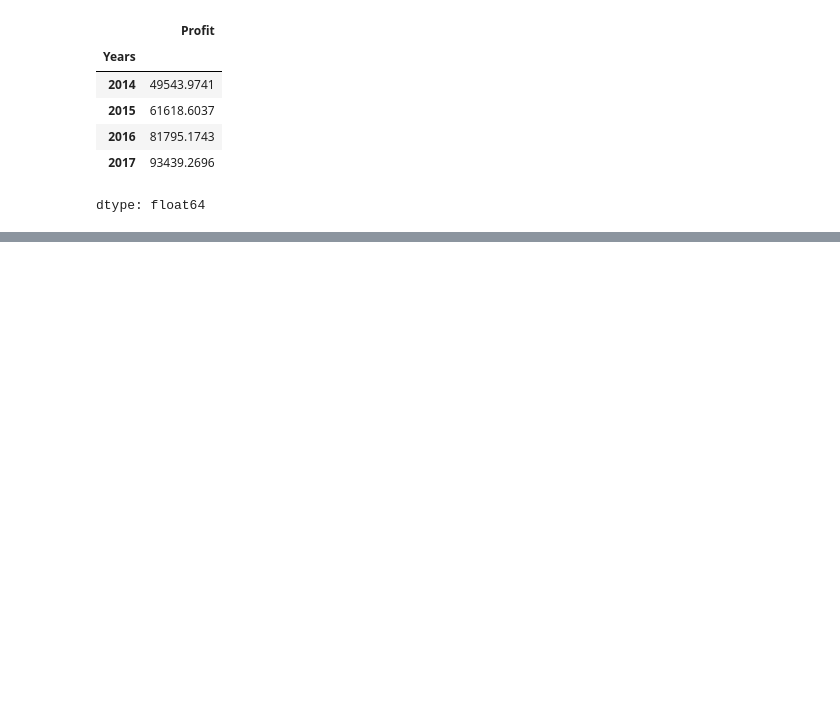
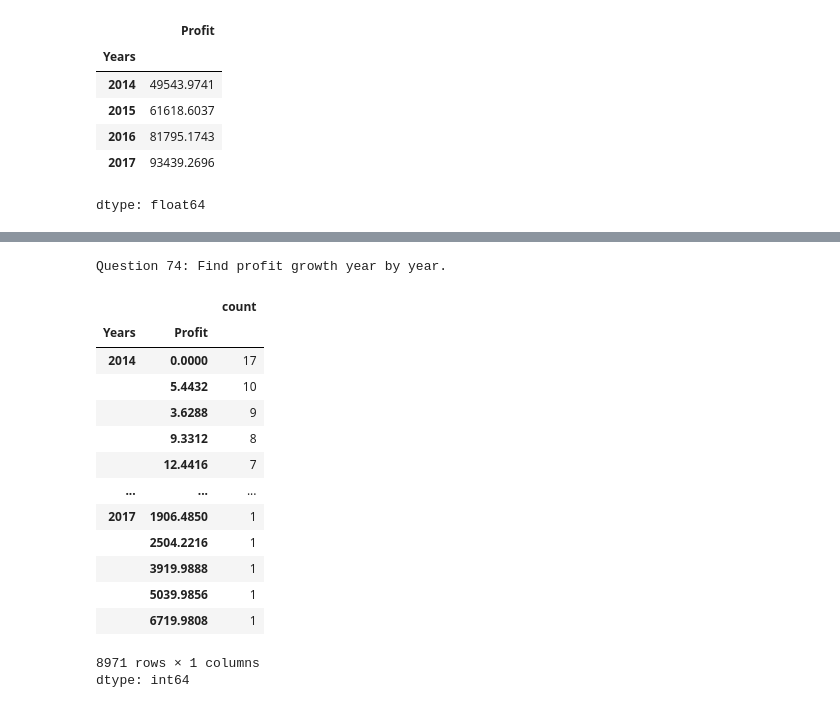
Before and after one commit to gaganreddy7977/python-assignment, a Jupyter notebook: pandas_Assignment.ipynb, the cells around one changed output, grey strips where cells are left out. Drawn from its saved outputs; the diff is of its cells as text; code cells hidden in the pictures; blank space fills up the shorter version.

```diff
--- a/pandas_Assignment.ipynb
+++ b/pandas_Assignment.ipynb
@@ -845,0 +860,21 @@ NameError: name 'order_sales' is not defined
+# %%
+print('Question 74: Find profit growth year by year.')
+profit_growth_year_by_year=data_set.groupby('Years')['Profit'].value_counts()
+profit_growth_year_by_year
+# %% [output]
+Question 74: Find profit growth year by year.
+|  |  | count |
+| Years | Profit |  |
+| 2014 | 0.0000 | 17 |
+|  | 5.4432 | 10 |
+|  | 3.6288 | 9 |
+|  | 9.3312 | 8 |
+|  | 12.4416 | 7 |
+| ... | ... | ... |
+| 2017 | 1906.4850 | 1 |
+|  | 2504.2216 | 1 |
+|  | 3919.9888 | 1 |
+|  | 5039.9856 | 1 |
+|  | 6719.9808 | 1 |
+8971 rows × 1 columns
+dtype: int64
```
Also changed, not shown: parts of 35 cells of this notebook.
